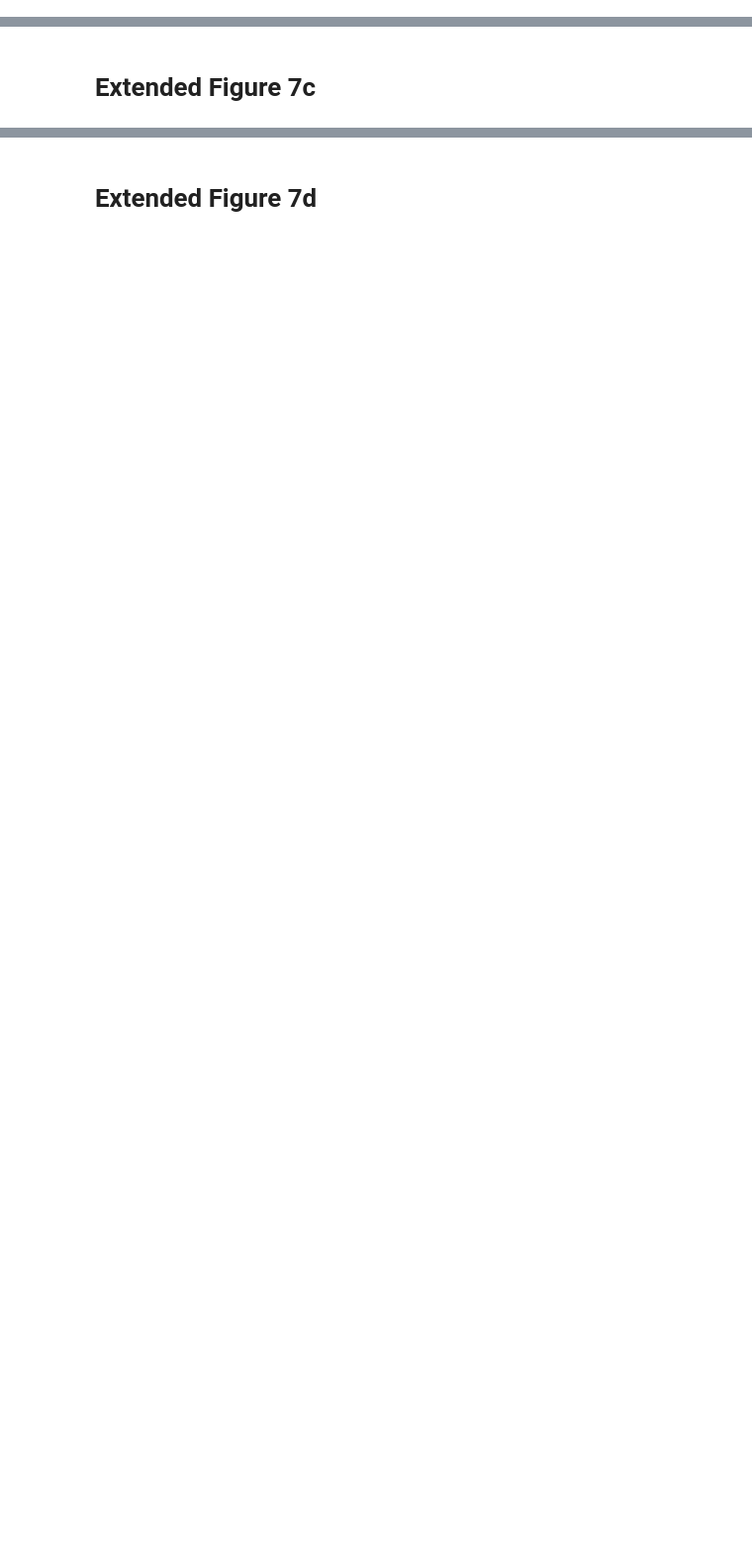
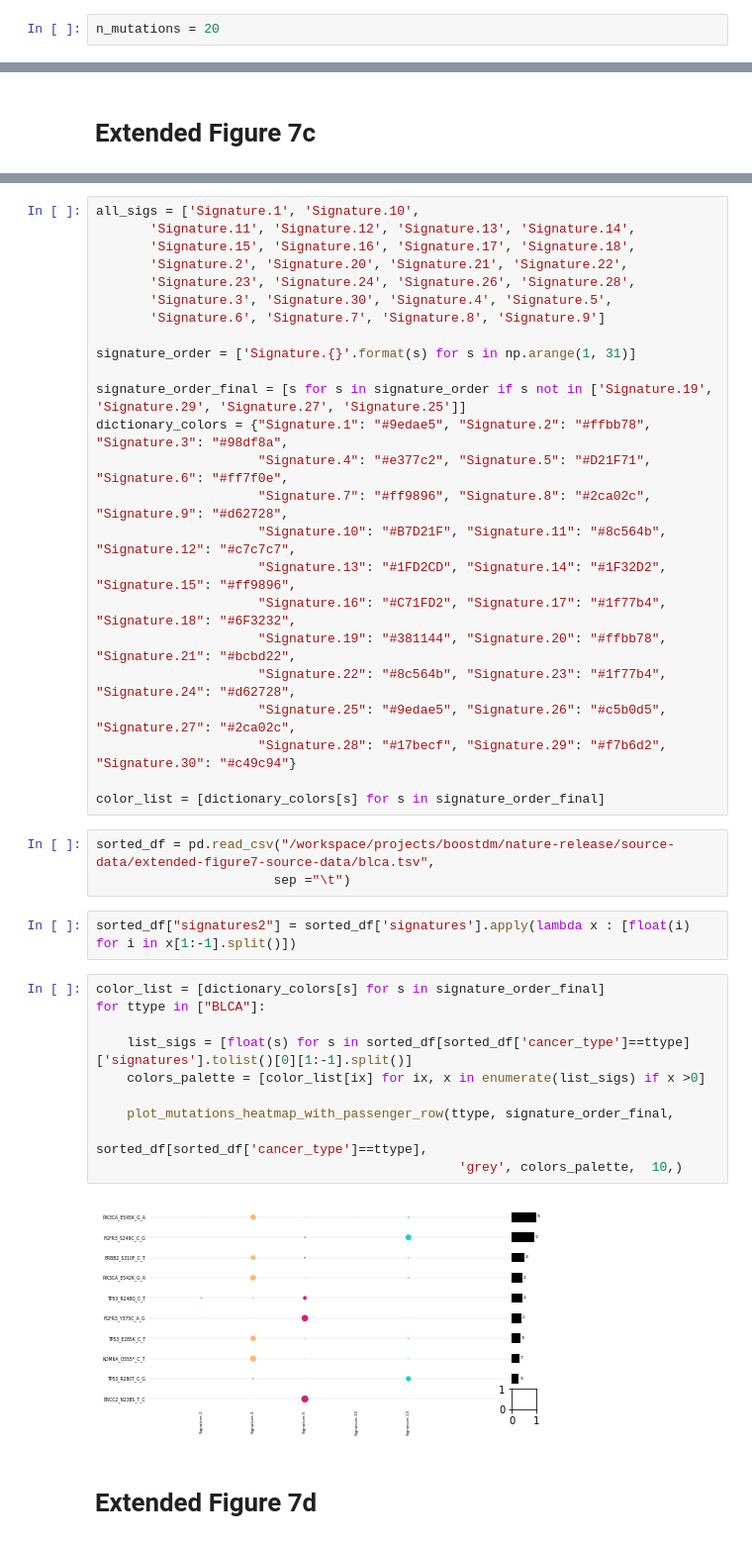
Before and after one commit to bbglab/boostdm-analyses, a Jupyter notebook: Extended_Figure_7/display_panels_Extended_Figure7.ipynb, the cells around one changed output, grey strips where cells are left out. Shown at 99% size. Drawn from its saved outputs; the diff is of its cells as text; blank space fills up the shorter version.

Commit message:
add Extended 7

```diff
--- a/Extended_Figure_7/display_panels_Extended_Figure7.ipynb
+++ b/Extended_Figure_7/display_panels_Extended_Figure7.ipynb
@@ -123,0 +155,2 @@ comparison_boxplot(auc_driver_passenger, auc_observed_nonobserved, legend1, lege
+# %%
+n_mutations = 20
@@ -126,2 +372,43 @@ comparison_boxplot(auc_driver_passenger, auc_observed_nonobserved, legend1, lege
+# %%
+all_sigs = ['Signature.1', 'Signature.10',
+       'Signature.11', 'Signature.12', 'Signature.13', 'Signature.14',
+       'Signature.15', 'Signature.16', 'Signature.17', 'Signature.18',
+       'Signature.2', 'Signature.20', 'Signature.21', 'Signature.22',
+       'Signature.23', 'Signature.24', 'Signature.26', 'Signature.28',
+       'Signature.3', 'Signature.30', 'Signature.4', 'Signature.5',
+       'Signature.6', 'Signature.7', 'Signature.8', 'Signature.9']
+
+signature_order = ['Signature.{}'.format(s) for s in np.arange(1, 31)]
+
+signature_order_final = [s for s in signature_order if s not in ['Signature.19', 'Signature.29', 'Signature.27', 'Signature.25']]
+dictionary_colors = {"Signature.1": "#9edae5", "Signature.2": "#ffbb78", "Signature.3": "#98df8a",
+                     "Signature.4": "#e377c2", "Signature.5": "#D21F71", "Signature.6": "#ff7f0e",
+                     "Signature.7": "#ff9896", "Signature.8": "#2ca02c", "Signature.9": "#d62728",
+                     "Signature.10": "#B7D21F", "Signature.11": "#8c564b", "Signature.12": "#c7c7c7",
+                     "Signature.13": "#1FD2CD", "Signature.14": "#1F32D2", "Signature.15": "#ff9896",
+                     "Signature.16": "#C71FD2", "Signature.17": "#1f77b4", "Signature.18": "#6F3232",
+                     "Signature.19": "#381144", "Signature.20": "#ffbb78", "Signature.21": "#bcbd22",
+                     "Signature.22": "#8c564b", "Signature.23": "#1f77b4", "Signature.24": "#d62728",
+                     "Signature.25": "#9edae5", "Signature.26": "#c5b0d5", "Signature.27": "#2ca02c",
+                     "Signature.28": "#17becf", "Signature.29": "#f7b6d2", "Signature.30": "#c49c94"}
+
+color_list = [dictionary_colors[s] for s in signature_order_final]
+# %%
+sorted_df = pd.read_csv("/workspace/projects/boostdm/nature-release/source-data/extended-figure7-source-data/blca.tsv",
+                       sep ="\t")
+# %%
+sorted_df["signatures2"] = sorted_df['signatures'].apply(lambda x : [float(i) for i in x[1:-1].split()])
+# %%
+color_list = [dictionary_colors[s] for s in signature_order_final]
+for ttype in ["BLCA"]:
+
+    list_sigs = [float(s) for s in sorted_df[sorted_df['cancer_type']==ttype]['signatures'].tolist()[0][1:-1].split()]
+    colors_palette = [color_list[ix] for ix, x in enumerate(list_sigs) if x >0]
+
+    plot_mutations_heatmap_with_passenger_row(ttype, signature_order_final,
+                                              sorted_df[sorted_df['cancer_type']==ttype],
+                                               'grey', colors_palette,  10,)
+# %% [output]
+[figure, added]
 # %% [markdown]
 # Extended Figure 7d
```
Also changed, not shown: parts of 10 cells of this notebook.
